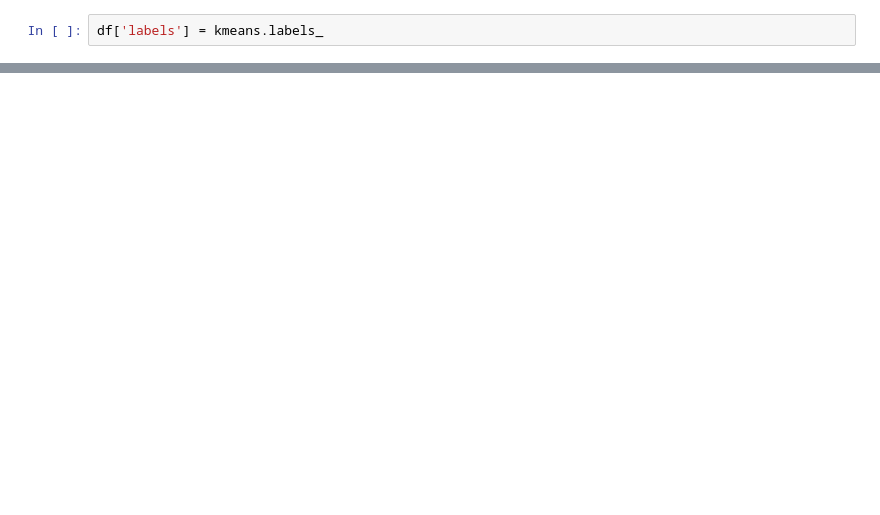
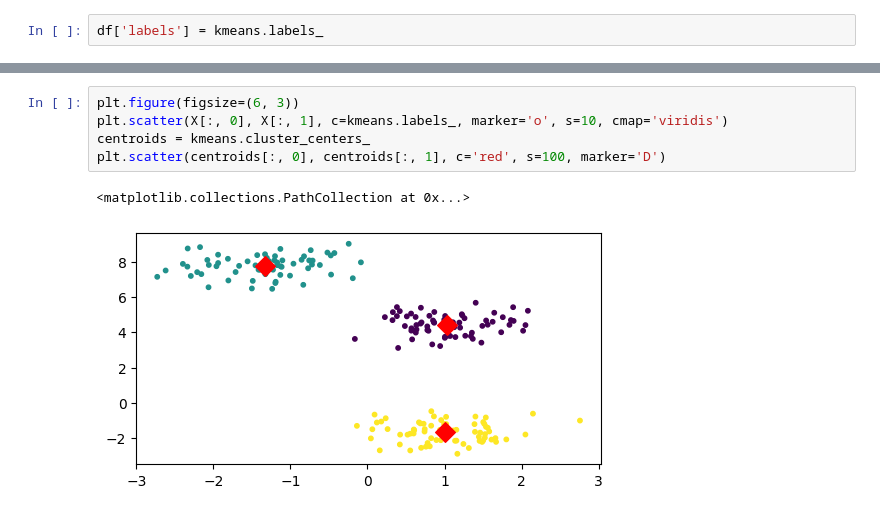
Before and after one commit to mausam1112/TechAxis, a Jupyter notebook: class1/day55.ipynb, the cells around one changed output, grey strips where cells are left out. Cells and saved outputs as stored; diff of their text form; blank space fills up the shorter version.

Commit message:
added plotting of cluster and their centroids

```diff
--- a/class1/day55.ipynb
+++ b/class1/day55.ipynb
@@ -130 +130,9 @@ df
 200 rows × 4 columns
+# %%
+plt.figure(figsize=(6, 3))
+plt.scatter(X[:, 0], X[:, 1], c=kmeans.labels_, marker='o', s=10, cmap='viridis')
+centroids = kmeans.cluster_centers_
+plt.scatter(centroids[:, 0], centroids[:, 1], c='red', s=100, marker='D')
+# %% [output]
+<matplotlib.collections.PathCollection at 0x...>
+[figure, added]
```
Also changed, not shown: parts of 6 cells of this notebook.
